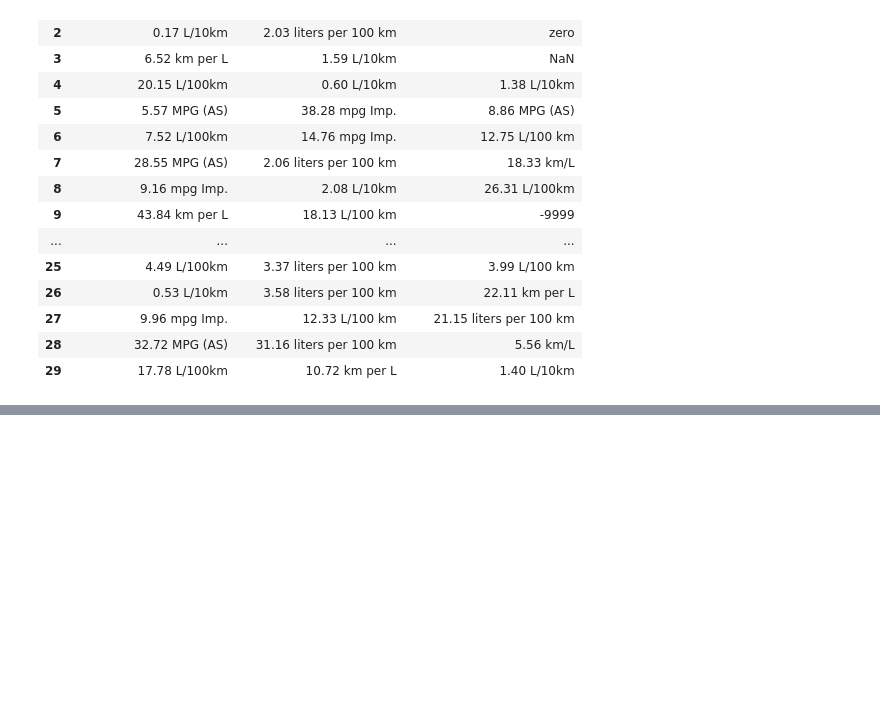
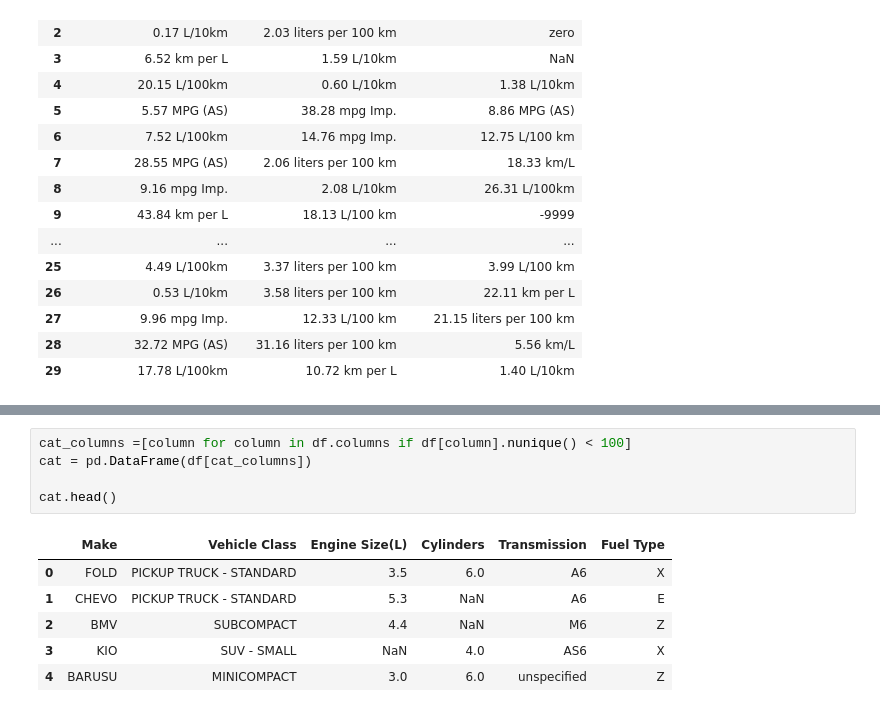
Before and after one commit to Three-Pandas/Data-Slayer, a Jupyter notebook: Cyrill Notebooks/Notebook1 Cyrill.ipynb, the cells around one changed output, grey strips where cells are left out. Saved outputs shown, nothing was run; the diff lists cells and outputs as text; blank space fills up the shorter version.

```diff
--- a/Cyrill Notebooks/Notebook1 Cyrill.ipynb
+++ b/Cyrill Notebooks/Notebook1 Cyrill.ipynb
@@ -136,0 +219,12 @@ def fuelX_reformat(input):
+# %%
+cat_columns =[column for column in df.columns if df[column].nunique() < 100]
+cat = pd.DataFrame(df[cat_columns])
+
+cat.head()
+# %% [output]
+|  | Make | Vehicle Class | Engine Size(L) | Cylinders | Transmission | Fuel Type |
+| 0 | FOLD | PICKUP TRUCK - STANDARD | 3.5 | 6.0 | A6 | X |
+| 1 | CHEVO | PICKUP TRUCK - STANDARD | 5.3 | NaN | A6 | E |
+| 2 | BMV | SUBCOMPACT | 4.4 | NaN | M6 | Z |
+| 3 | KIO | SUV - SMALL | NaN | 4.0 | AS6 | X |
+| 4 | BARUSU | MINICOMPACT | 3.0 | 6.0 | unspecified | Z |
```
Also changed, not shown: parts of 40 cells of this notebook.
